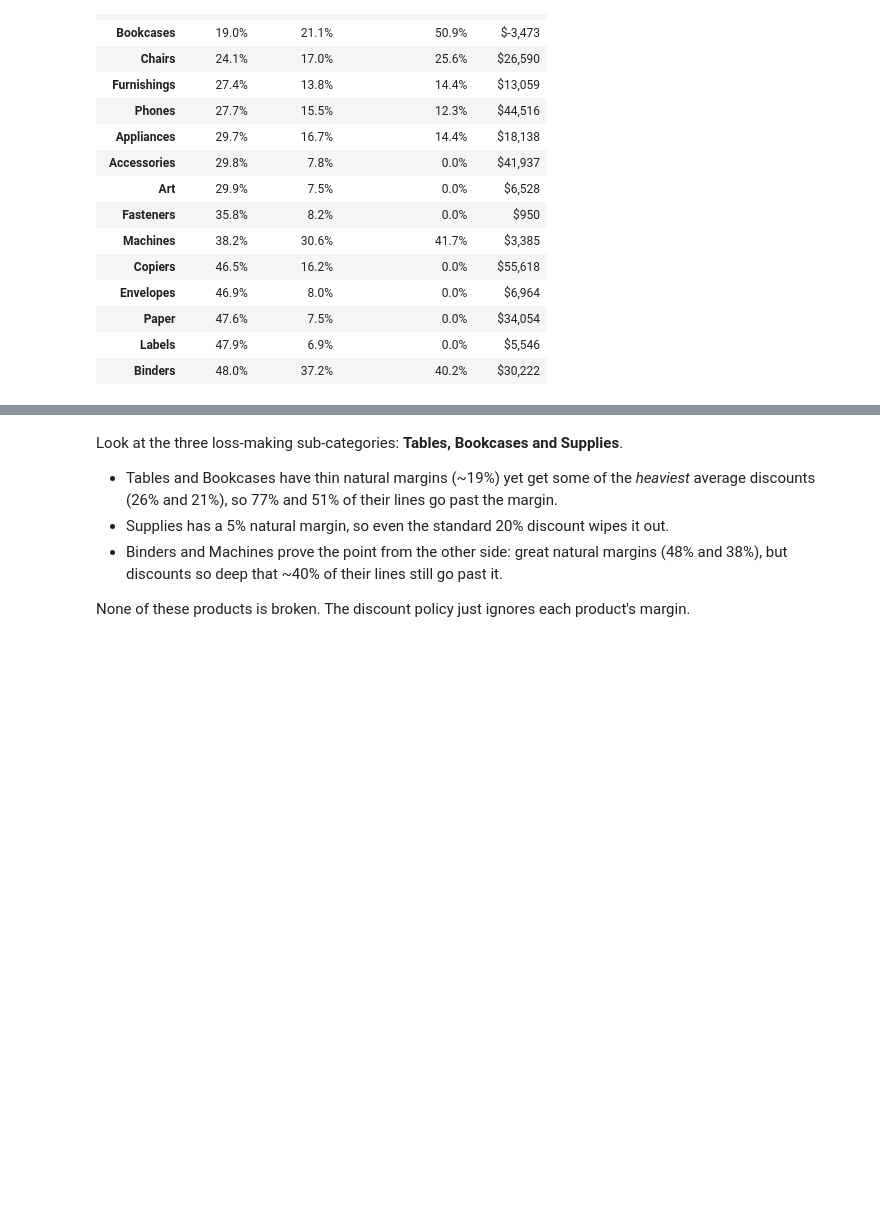
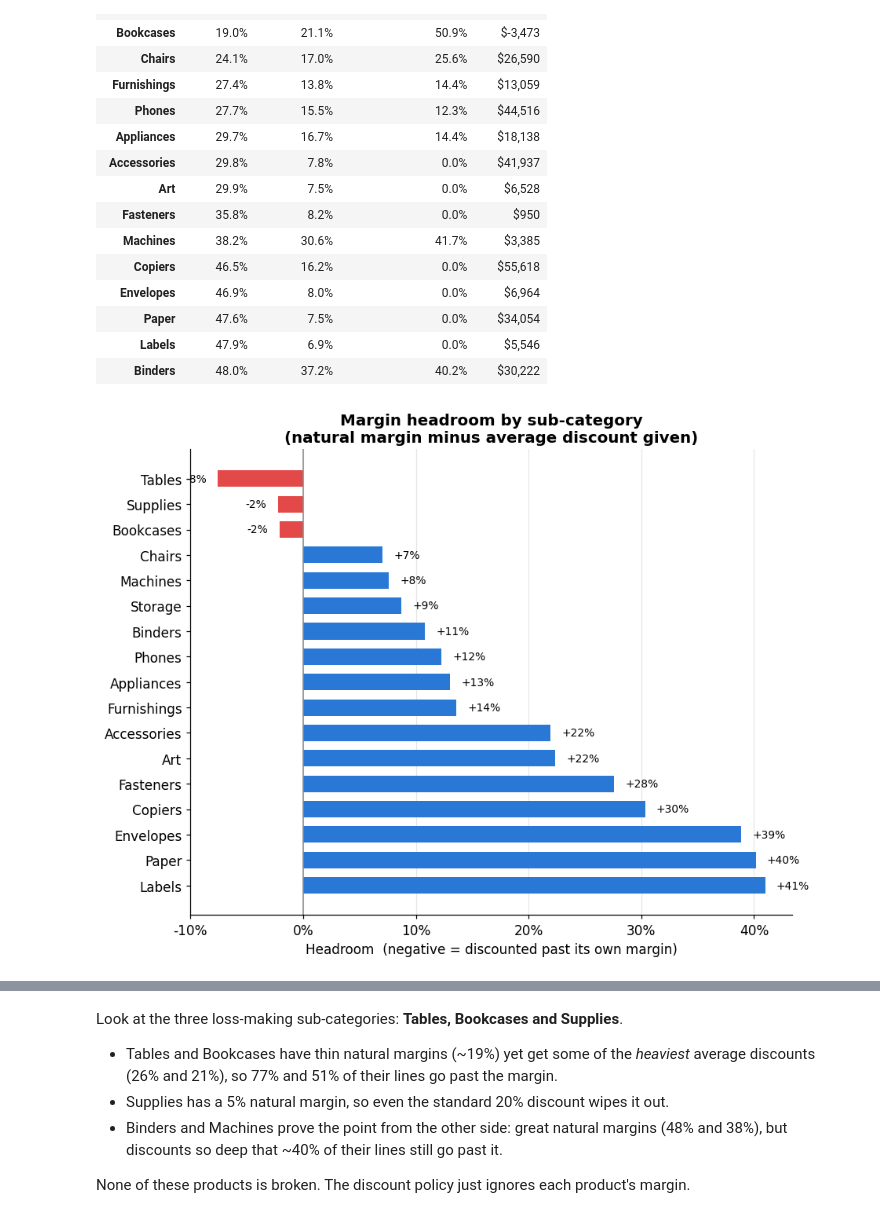
Before and after one commit to UncleBubu/Finance-Business-Series, a Jupyter notebook: 01-discount-impact/notebook.ipynb, the cells around one changed output, grey strips where cells are left out. Saved outputs shown, nothing was run; the diff lists cells and outputs as text; code cells hidden in the pictures; blank space fills up the shorter version.

```diff
--- a/01-discount-impact/notebook.ipynb
+++ b/01-discount-impact/notebook.ipynb
@@ -637,3 +619,28 @@ subcat_view.style.format({"ref_margin": "{:.1%}", "avg_discount": "{:.1%}",
 | Paper | 47.6% | 7.5% | 0.0% | $34,054 |
 | Labels | 47.9% | 6.9% | 0.0% | $5,546 |
 | Binders | 48.0% | 37.2% | 40.2% | $30,222 |
+# %%
+fig, ax = plt.subplots(figsize=(9, 7))
+
+subcat_headroom = subcat_view.copy()
+subcat_headroom["headroom"] = subcat_headroom["ref_margin"] - subcat_headroom["avg_discount"]
+subcat_headroom = subcat_headroom.sort_values("headroom")
+
+colors = [RED if h < 0 else BLUE for h in subcat_headroom["headroom"]]
+ax.barh(subcat_headroom.index, subcat_headroom["headroom"], color=colors, height=0.65)
+ax.axvline(0, color=GREY, linewidth=1)
+ax.invert_yaxis()
+
+for i, h in enumerate(subcat_headroom["headroom"]):
+    ax.text(h + (0.01 if h >= 0 else -0.01), i, f"{h:+.0%}", va="center",
+            ha="left" if h >= 0 else "right", fontsize=9)
+
+NL = chr(10)
+ax.set_title("Margin headroom by sub-category" + NL + "(natural margin minus average discount given)")
+ax.set_xlabel("Headroom  (negative = discounted past its own margin)")
+ax.xaxis.set_major_formatter(plt.FuncFormatter(lambda x, _: f"{x:.0%}"))
+ax.grid(axis="y", visible=False)
+plt.savefig(CHARTS / "07_margin_headroom_by_subcategory.png")
+plt.show()
+# %% [output]
+[figure, added]
```
Also changed, not shown: parts of 13 cells of this notebook, 17 other files.
